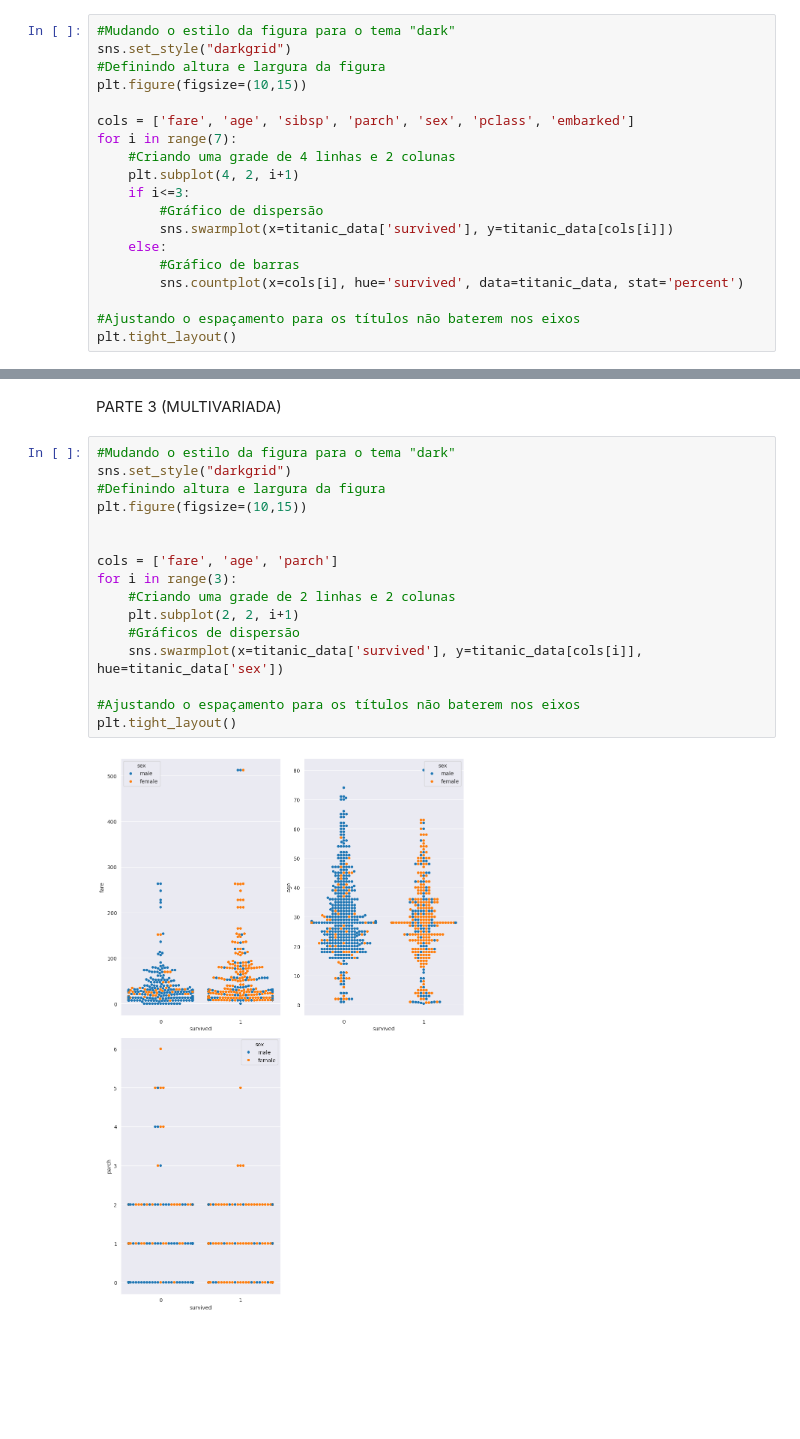
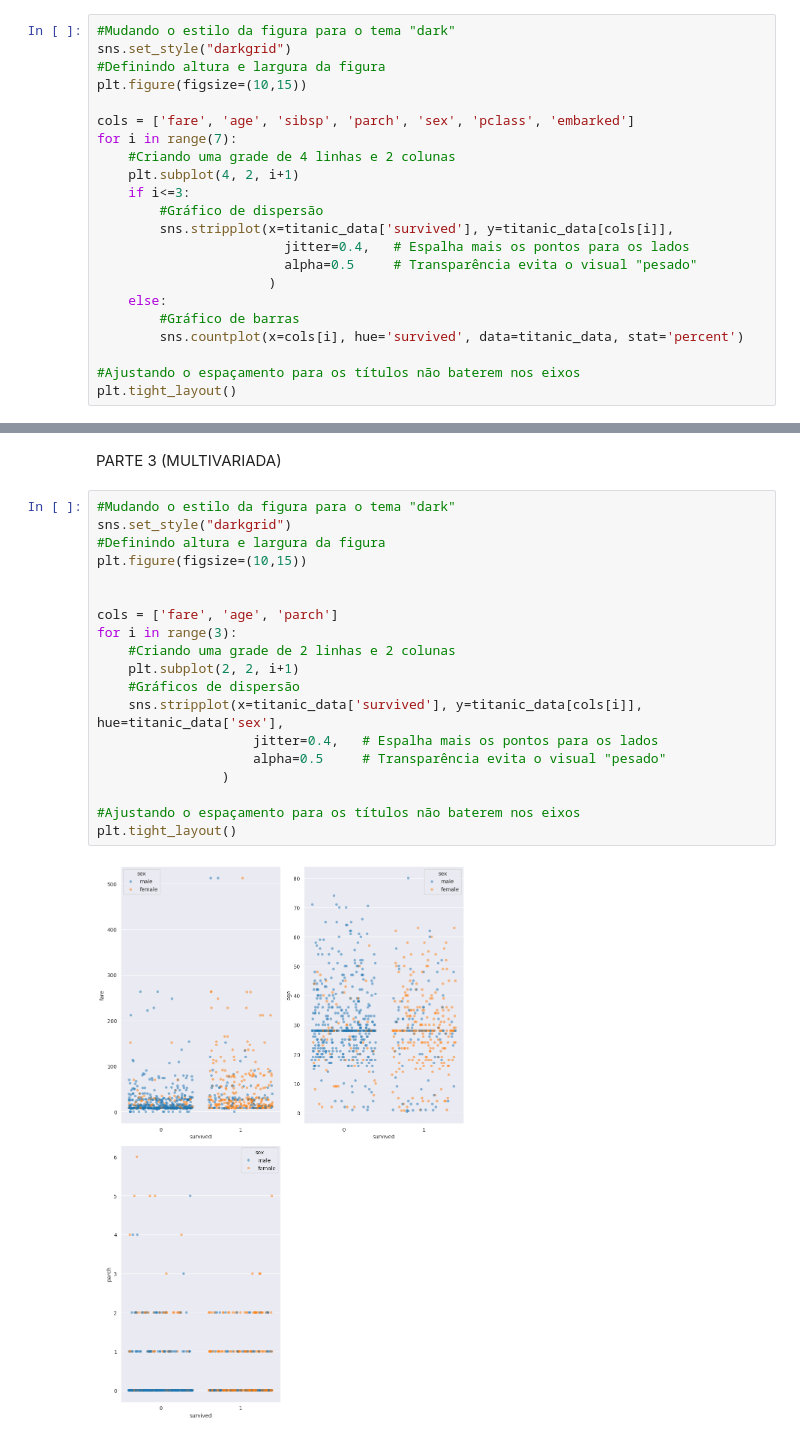
Before and after one commit to mlbvncs/Titanic_Data_Analysis, a Jupyter notebook: notebooks/main.ipynb, the cells around one changed output, grey strips where cells are left out. Saved outputs shown, nothing was run; the diff lists cells and outputs as text; blank space fills up the shorter version.

```diff
--- a/notebooks/main.ipynb
+++ b/notebooks/main.ipynb
@@ -233,7 +233,10 @@ for i in range(7):
     plt.subplot(4, 2, i+1)
     if i<=3:
         #Gráfico de dispersão
-        sns.swarmplot(x=titanic_data['survived'], y=titanic_data[cols[i]])
+        sns.stripplot(x=titanic_data['survived'], y=titanic_data[cols[i]],
+                        jitter=0.4,   # Espalha mais os pontos para os lados
+                        alpha=0.5     # Transparência evita o visual "pesado"
+                      )
     else:
         #Gráfico de barras
         sns.countplot(x=cols[i], hue='survived', data=titanic_data, stat='percent')
@@ -247,18 +250,21 @@ PARTE 3 (MULTIVARIADA)
 # %%
 #Mudando o estilo da figura para o tema "dark"
 sns.set_style("darkgrid")
 #Definindo altura e largura da figura
 plt.figure(figsize=(10,15))
 
 
 cols = ['fare', 'age', 'parch']
 for i in range(3):
     #Criando uma grade de 2 linhas e 2 colunas
     plt.subplot(2, 2, i+1)
     #Gráficos de dispersão
-    sns.swarmplot(x=titanic_data['survived'], y=titanic_data[cols[i]], hue=titanic_data['sex'])
+    sns.stripplot(x=titanic_data['survived'], y=titanic_data[cols[i]], hue=titanic_data['sex'],
+                    jitter=0.4,   # Espalha mais os pontos para os lados
+                    alpha=0.5     # Transparência evita o visual "pesado"
+                )
 
 #Ajustando o espaçamento para os títulos não baterem nos eixos
 plt.tight_layout()
 # %% [output]
-[figure, old version]
+[figure, new version]
```
Also changed, not shown: parts of 1 cell of this notebook.
